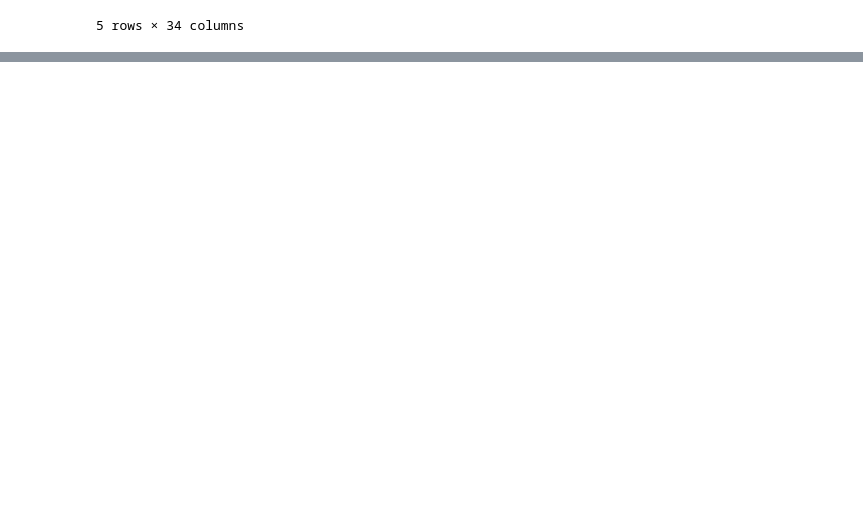
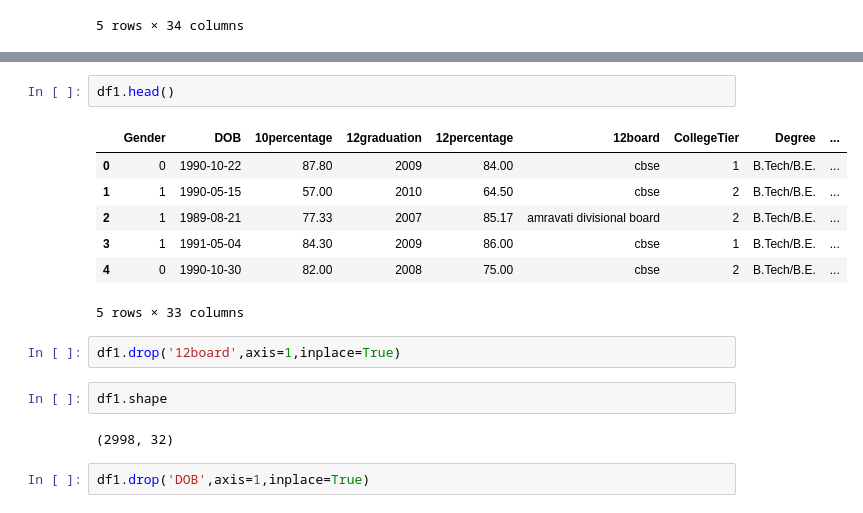
Before and after one commit to Sharzzz001/Machine-Learning-Applications-and-Kaggle-Competitions, a Jupyter notebook: Self-Projects/Engineering Salary Prediction/main.ipynb, the cells around one changed output, grey strips where cells are left out. Saved outputs shown, nothing was run; the diff lists cells and outputs as text; blank space fills up the shorter version.

```diff
--- a/Self-Projects/Engineering Salary Prediction/main.ipynb
+++ b/Self-Projects/Engineering Salary Prediction/main.ipynb
@@ -54,0 +151,18 @@ memory usage: 749.6+ KB
+# %%
+df1.head()
+# %% [output]
+|  | Gender | DOB | 10percentage | 12graduation | 12percentage | 12board | CollegeTier | Degree | ... |
+| 0 | 0 | 1990-10-22 | 87.80 | 2009 | 84.00 | cbse | 1 | B.Tech/B.E. | ... |
+| 1 | 1 | 1990-05-15 | 57.00 | 2010 | 64.50 | cbse | 2 | B.Tech/B.E. | ... |
+| 2 | 1 | 1989-08-21 | 77.33 | 2007 | 85.17 | amravati divisional board | 2 | B.Tech/B.E. | ... |
+| 3 | 1 | 1991-05-04 | 84.30 | 2009 | 86.00 | cbse | 1 | B.Tech/B.E. | ... |
+| 4 | 0 | 1990-10-30 | 82.00 | 2008 | 75.00 | cbse | 2 | B.Tech/B.E. | ... |
+5 rows × 33 columns
+# %%
+df1.drop('12board',axis=1,inplace=True)
+# %%
+df1.shape
+# %% [output]
+(2998, 32)
+# %%
+df1.drop('DOB',axis=1,inplace=True)
```
Also changed, not shown: parts of 21 cells of this notebook.
